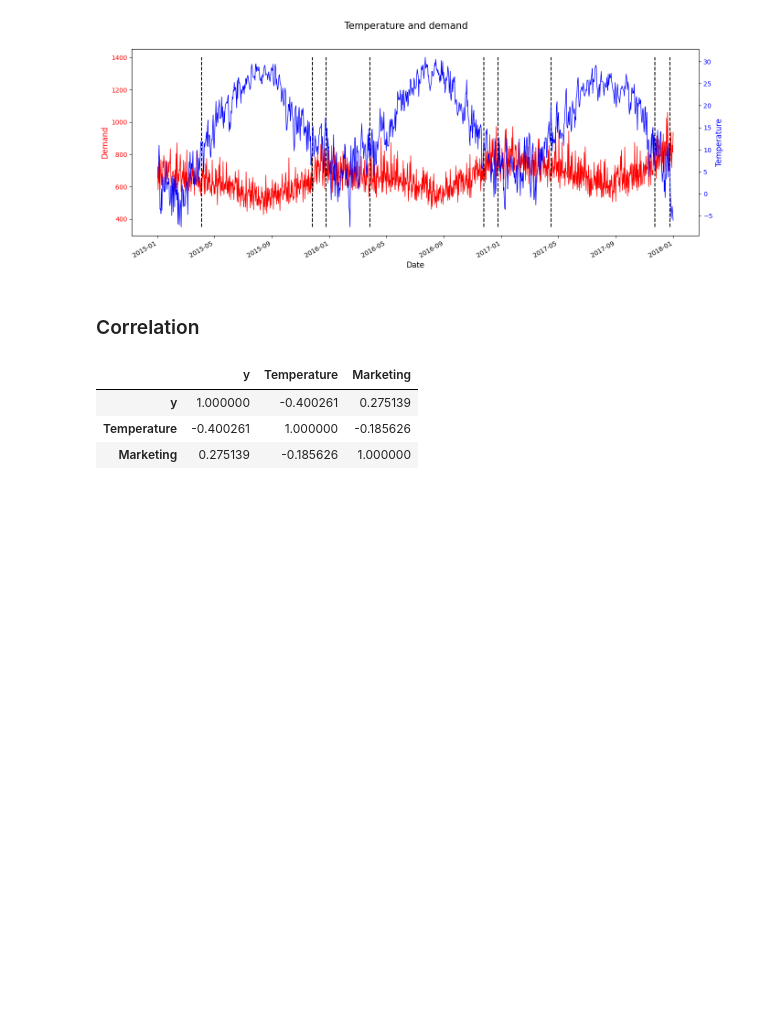
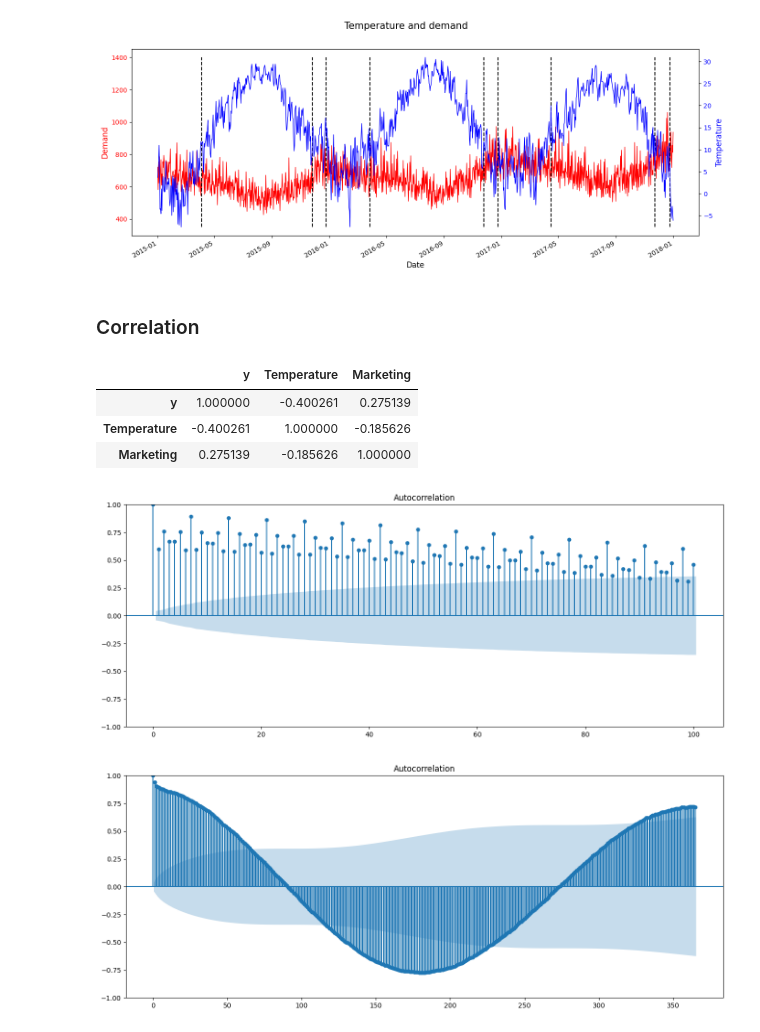
Before and after one commit to JiayiD77/Conjoint-Analysis, a Jupyter notebook: time_series_analysis/time_series.ipynb, the cells around one changed output. Saved outputs shown, nothing was run; the diff lists cells and outputs as text; code cells hidden in the pictures; blank space fills up the shorter version.

```diff
--- a/time_series_analysis/time_series.ipynb
+++ b/time_series_analysis/time_series.ipynb
@@ -82,3 +82,10 @@ nyc_df[['y', 'Temperature', 'Marketing']].corr()
 | y | 1.000000 | -0.400261 | 0.275139 |
 | Temperature | -0.400261 | 1.000000 | -0.185626 |
 | Marketing | 0.275139 | -0.185626 | 1.000000 |
+# %%
+plt.rcParams["figure.figsize"] = (16, 6)
+plot_acf(nyc_df.y, lags=100)
+plot_acf(nyc_df.Temperature, lags=365);
+# %% [output]
+[figure, added]
+[figure, added]
```
Also changed, not shown: parts of 1 cell of this notebook.
